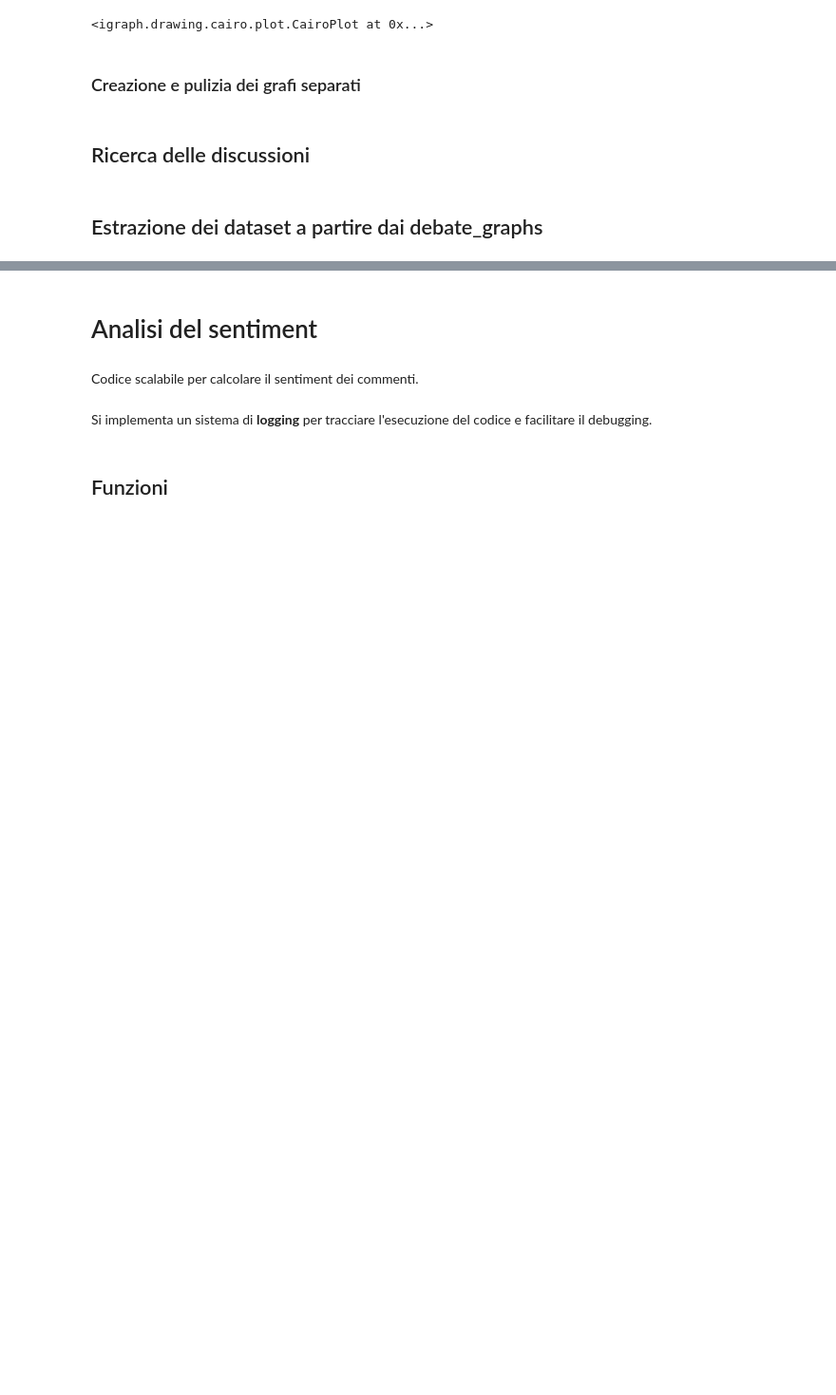
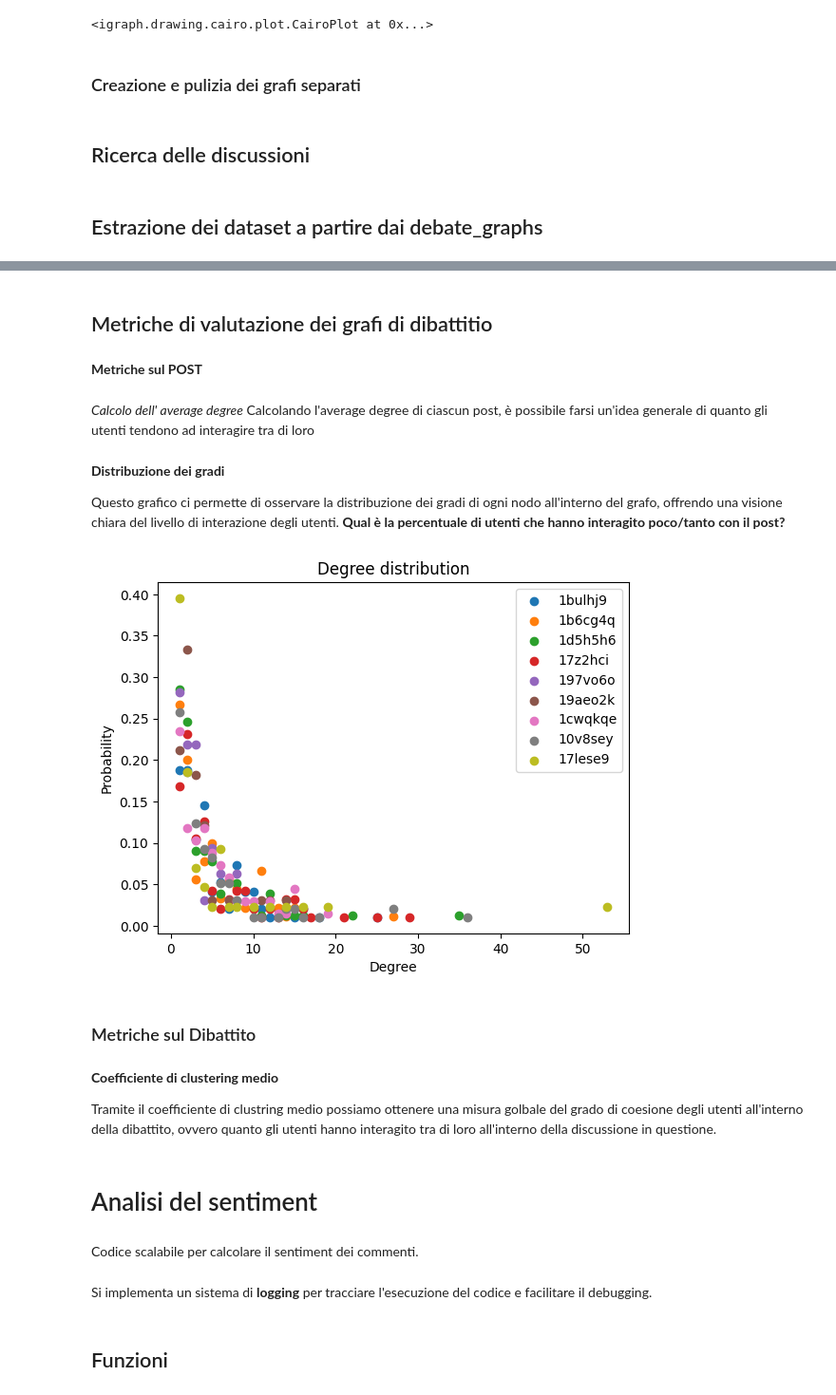
Before and after one commit to MassimoZarantonello2/RedditDebateAnalysis, a Jupyter notebook: scripts/RedditDebateAnalysis.ipynb, the cells around one changed output, grey strips where cells are left out. Shown at 95% size. Saved outputs shown, nothing was run; the diff lists cells and outputs as text; code cells hidden in the pictures; blank space fills up the shorter version.

```diff
--- a/scripts/RedditDebateAnalysis.ipynb
+++ b/scripts/RedditDebateAnalysis.ipynb
@@ -318,0 +331,32 @@ with open(f'../debate_dataset.csv', 'a+', encoding='utf-8') as csvfile:
+# %%
+post_id_dict = {}
+dataframe_list = []
+for post_id in df['post_id'].unique():
+    dataframe = df[df['post_id'] == post_id]
+    dataframe_list.append(dataframe)
+    post_id_dict[post_id] = dataframe
+# %%
+def create_graph_from_dataframe(dataframe):
+    graph = ig.Graph(directed=True)
+    graph.add_vertex(name='root', label='root')
+    for comment in dataframe.iterrows():
+        if comment[1]['comment_user_name'] not in graph.vs['name']:
+            graph.add_vertex(name=comment[1]['comment_user_name'], label=comment[1]['comment_user_name'])
+        if comment[1]['commented_user_name'] not in graph.vs['name']:
+            graph.add_vertex(name=comment[1]['commented_user_name'], label=comment[1]['commented_user_name'])
+        graph.add_edge(comment[1]['comment_user_name'], comment[1]['commented_user_name'])
+
+    graph.delete_vertices('root')
+    return graph
+
+post_id_graph = {}
+for dataframe in dataframe_list:
+    graph = create_graph_from_dataframe(dataframe)
+    post_id_graph[dataframe['post_id'].iloc[0]] = graph
+# %% [markdown]
+## Metriche di valutazione dei grafi di dibattitio
+# %% [markdown]
+**Metriche sul POST**
+# %% [markdown]
+*Calcolo dell' average degree*
+Calcolando l'average degree di ciascun post, è possibile farsi un'idea generale di quanto gli utenti tendono ad interagire tra di loro
@@ -318,0 +370,31 @@ with open(f'../debate_dataset.csv', 'a+', encoding='utf-8') as csvfile:
+# %% [markdown]
+**Distribuzione dei gradi**
+
+Questo grafico ci permette di osservare la distribuzione dei gradi di ogni nodo all'interno del grafo, offrendo una visione chiara del livello di interazione degli utenti. **Qual è la percentuale di utenti che hanno interagito poco/tanto con il post?**
+# %%
+def compute_degree_distribution(graph):
+    degree = graph.degree()
+    x = np.unique(degree)
+    degree = np.array(degree)
+    y = []
+    for i in x:
+        y.append(sum(degree == i)/ len(degree))
+    return x, y
+# %%
+for post_graph in post_id_graph:
+    x, y = compute_degree_distribution(post_id_graph[post_graph])
+    plt.scatter(x, y)
+    plt.xlabel('Degree')
+    plt.ylabel('Probability')
+    plt.title('Degree distribution')
+
+plt.legend(post_id_graph.keys())
+plt.show()
+# %% [output]
+[figure, added]
+# %% [markdown]
+### Metriche sul Dibattito
+# %% [markdown]
+**Coefficiente di clustering medio**
+
+Tramite il coefficiente di clustring medio possiamo ottenere una misura golbale del grado di coesione degli utenti all'interno della dibattito, ovvero quanto gli utenti hanno interagito tra di loro all'interno della discussione in questione.
```
Also changed, not shown: parts of 28 cells of this notebook, 14 other files.
